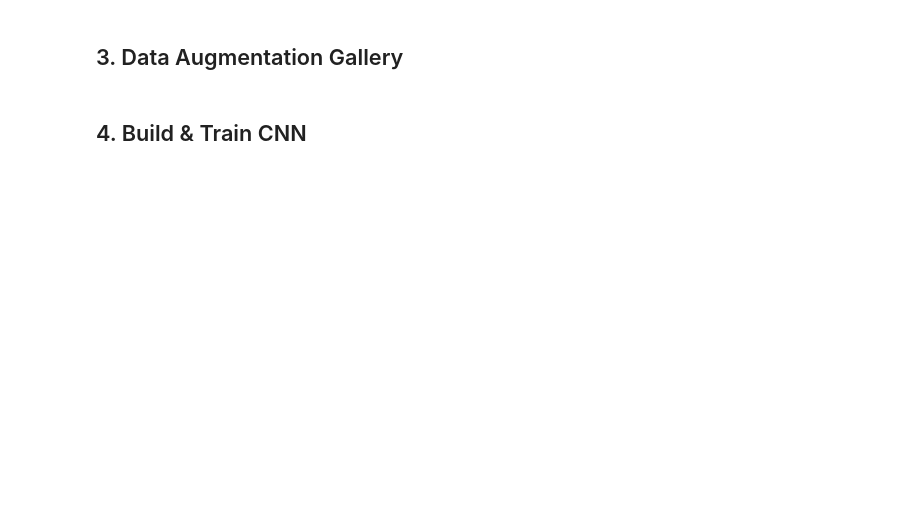
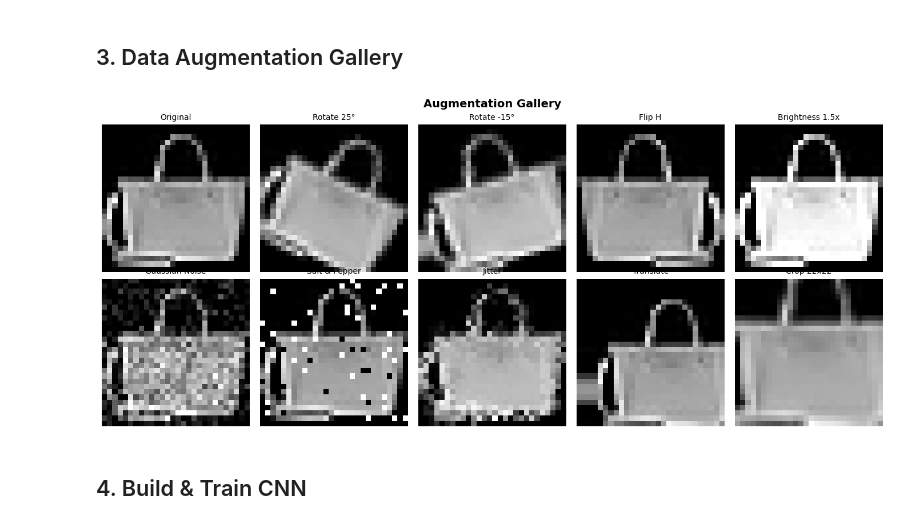
Before and after one commit to PLivdan/numpy-cnn, a Jupyter notebook: demo.ipynb, the cells around one changed output. Saved outputs shown, nothing was run; the diff lists cells and outputs as text; code cells hidden in the pictures; blank space fills up the shorter version.

```diff
--- a/demo.ipynb
+++ b/demo.ipynb
@@ -65,28 +70,30 @@ plt.show()
 # %%
 sample = X_train[0]
 aug = ImageDataAugmentor()
 
 augmented = {
     'Original': sample,
-    'Rotate 25°': aug.rotate(sample, 25),
-    'Rotate -15°': aug.rotate(sample, -15),
+    'Rotate 25Â°': aug.rotate(sample, 25),
+    'Rotate -15Â°': aug.rotate(sample, -15),
     'Flip H': aug.flip(sample, horizontal=True),
     'Brightness 1.5x': aug.adjust_brightness(sample, 1.5),
     'Gaussian Noise': aug.add_gaussian_noise(sample, std=0.15),
     'Salt & Pepper': aug.add_salt_pepper_noise(sample, 0.05, 0.05),
     'Jitter': aug.jitter(sample, sigma=0.5),
     'Translate': aug.translate(sample, 3, 2),
     'Crop 22x22': aug.resize_image(aug.random_crop(sample, (22, 22)), (28, 28)),
 }
 
 fig, axes = plt.subplots(2, 5, figsize=(14, 6))
 fig.suptitle('Augmentation Gallery', fontsize=14, fontweight='bold')
 for ax, (name, img) in zip(axes.ravel(), augmented.items()):
     ax.imshow(np.squeeze(img), cmap='gray')
     ax.set_title(name, fontsize=10)
     ax.axis('off')
 plt.tight_layout()
 plt.show()
+# %% [output]
+[figure, added]
 # %% [markdown]
 ## 4. Build & Train CNN
 # %%
```
Also changed, not shown: parts of 18 cells of this notebook.
